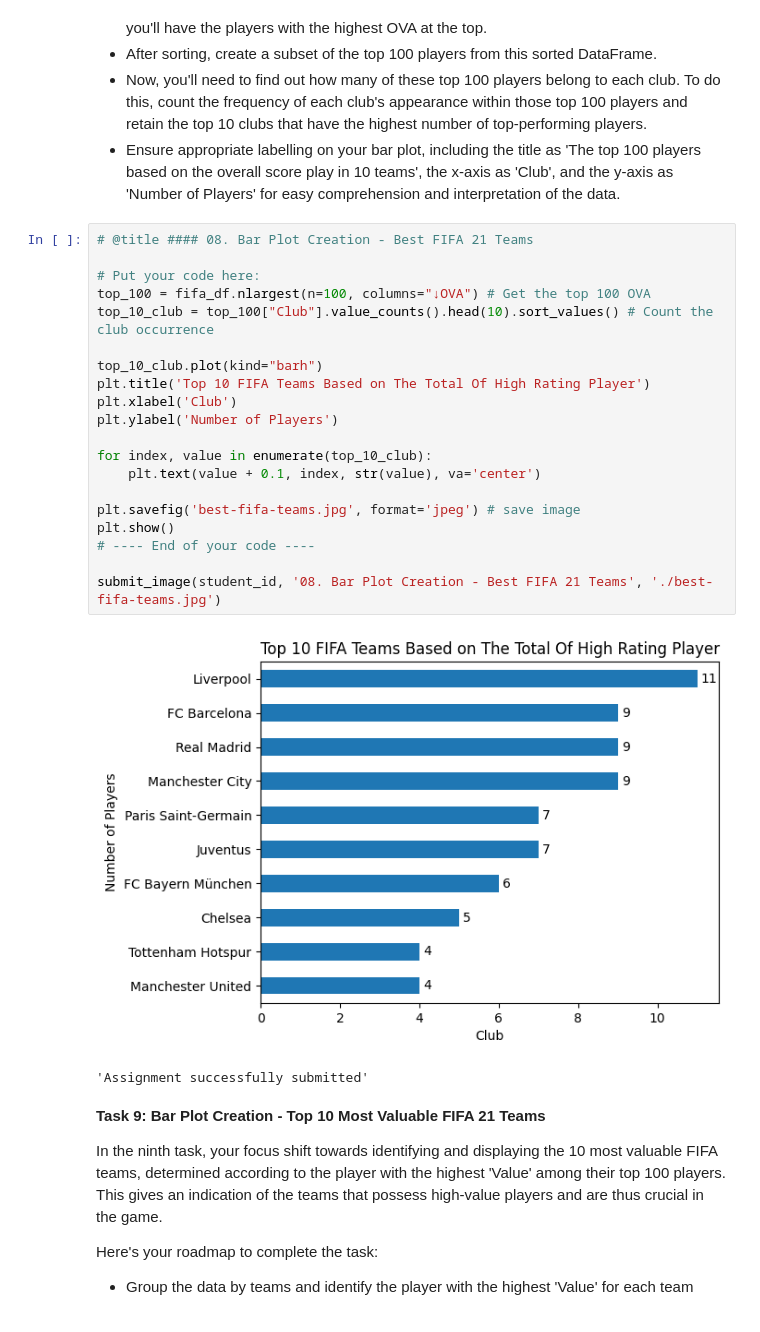
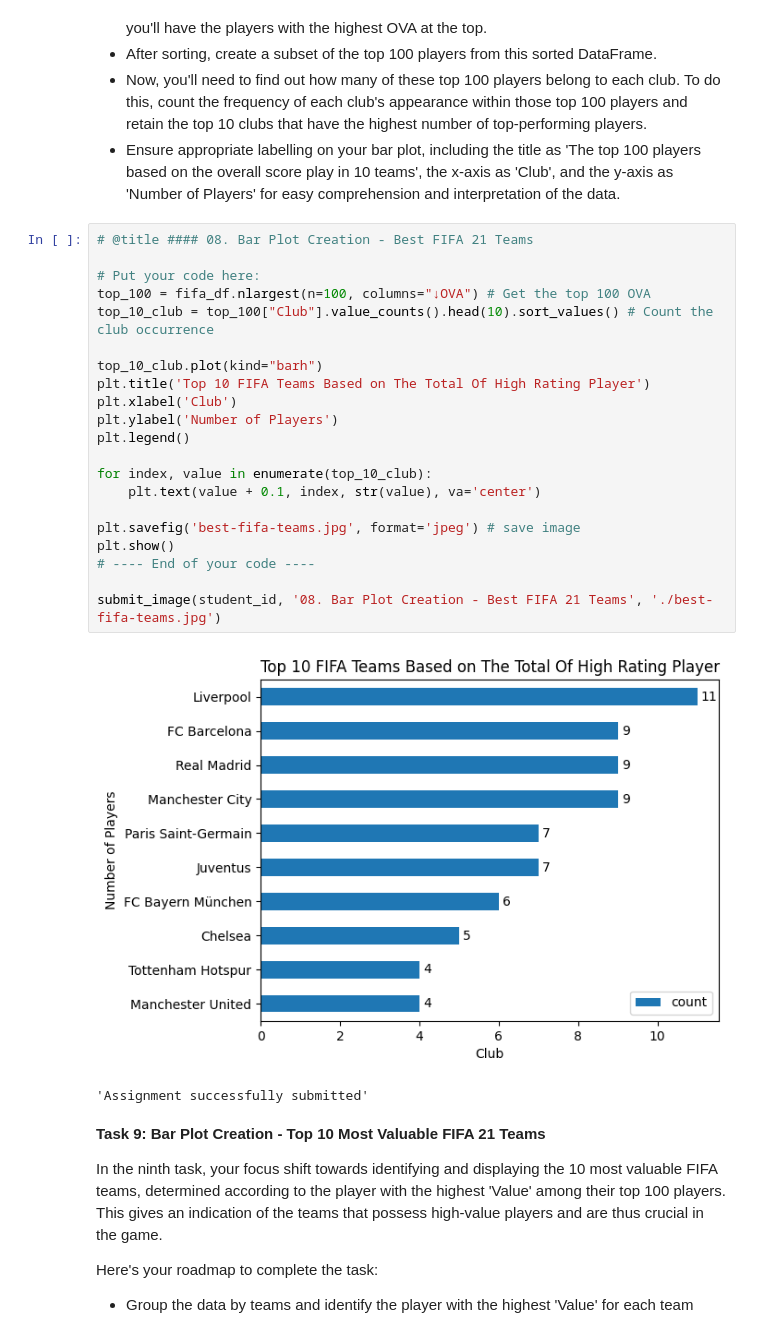
Before and after one commit to silvering-steve/skill-academy-ml, a Jupyter notebook: Notebooks/Projects/Project #1 - Data Cleansing & Visualization using Python/01_fifa21_project.ipynb, the cells around one changed output. Saved outputs shown, nothing was run; the diff lists cells and outputs as text.

```diff
--- a/Notebooks/Projects/Project #1 - Data Cleansing & Visualization using Python/01_fifa21_project.ipynb
+++ b/Notebooks/Projects/Project #1 - Data Cleansing & Visualization using Python/01_fifa21_project.ipynb
@@ -425,25 +428,26 @@ Here's your plan of action:
 # %%
 # @title #### 08. Bar Plot Creation - Best FIFA 21 Teams
 
 # Put your code here:
 top_100 = fifa_df.nlargest(n=100, columns="↓OVA") # Get the top 100 OVA
 top_10_club = top_100["Club"].value_counts().head(10).sort_values() # Count the club occurrence
 
 top_10_club.plot(kind="barh")
 plt.title('Top 10 FIFA Teams Based on The Total Of High Rating Player')
 plt.xlabel('Club')
 plt.ylabel('Number of Players')
+plt.legend()
 
 for index, value in enumerate(top_10_club):
     plt.text(value + 0.1, index, str(value), va='center')
 
 plt.savefig('best-fifa-teams.jpg', format='jpeg') # save image
 plt.show()
 # ---- End of your code ----
 
 submit_image(student_id, '08. Bar Plot Creation - Best FIFA 21 Teams', './best-fifa-teams.jpg')
 # %% [output]
-[figure, old version]
+[figure, new version]
 'Assignment successfully submitted'
 # %% [markdown]
 **Task 9: Bar Plot Creation - Top 10 Most Valuable FIFA 21 Teams**
```
Also changed, not shown: parts of 2 cells of this notebook, 7 other files.
